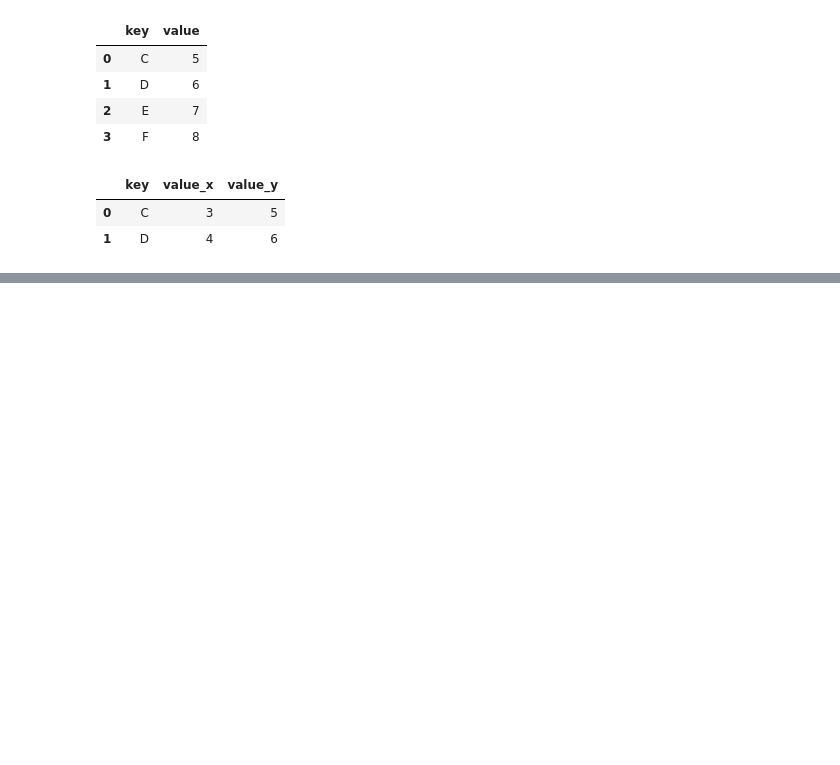
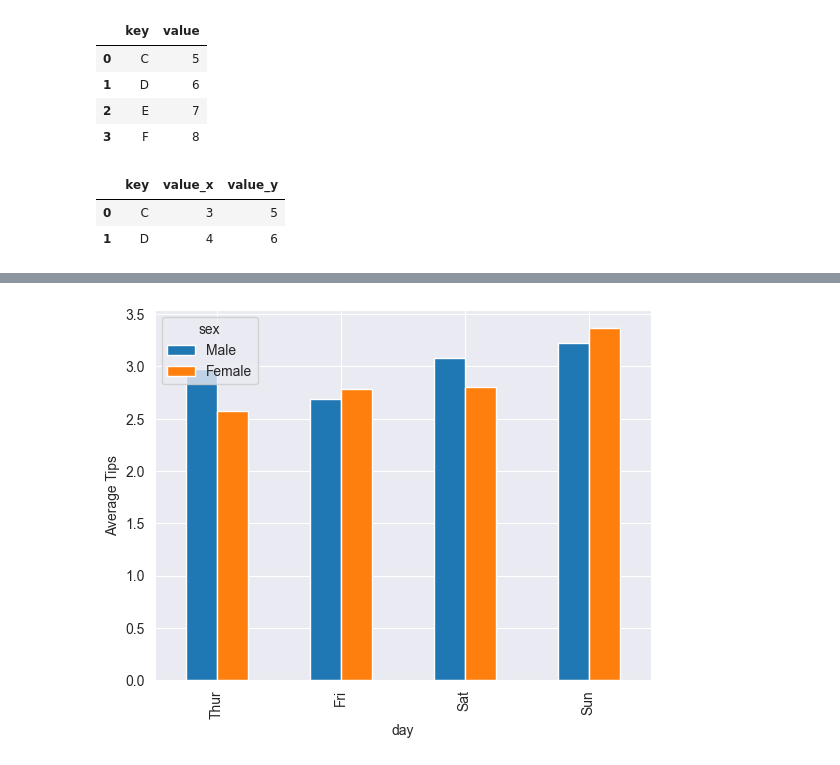
Before and after one commit to michellealzola/JUPYTER_Pandas_Basics, a Jupyter notebook: Practice_MissingValues_MaintainingDataFrameData_Joining2DataFrames.ipynb, the cells around one changed output, grey strips where cells are left out. Cells and saved outputs as stored; diff of their text form; code cells hidden in the pictures; blank space fills up the shorter version.

```diff
--- a/Practice_MissingValues_MaintainingDataFrameData_Joining2DataFrames.ipynb
+++ b/Practice_MissingValues_MaintainingDataFrameData_Joining2DataFrames.ipynb
@@ -146,0 +181,2 @@ plt.show()
+# %%
+tips_pivot = tips.pivot_table(values='tip', index='day', columns='sex', aggfunc='mean')
@@ -146,0 +192,6 @@ plt.show()
+# %%
+tips_pivot.plot(kind='bar')
+plt.ylabel('Average Tips')
+plt.show()
+# %% [output]
+[figure, added]
```
Also changed, not shown: parts of 38 cells of this notebook.
